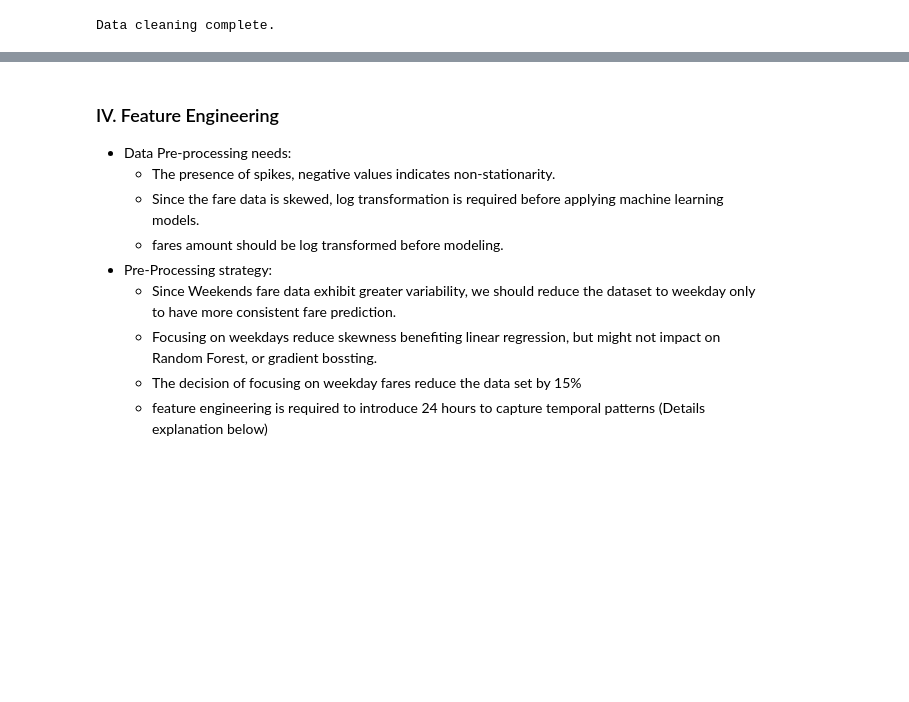
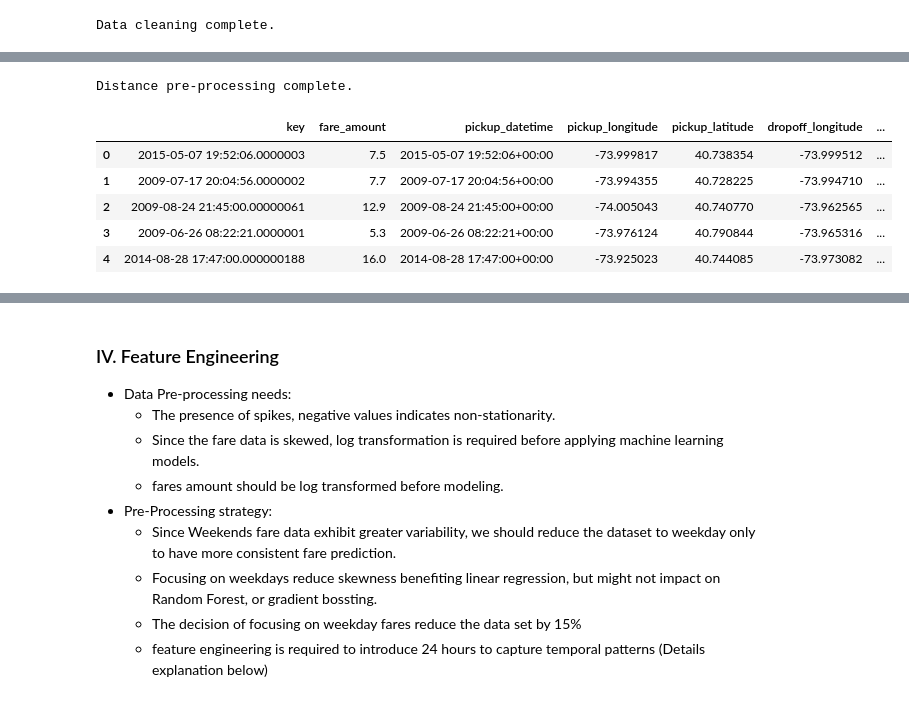
Before and after one commit to ameau01/Uber-Fare-Prediction, a Jupyter notebook: uber-fare-prediction.ipynb, the cells around one changed output, grey strips where cells are left out. Drawn from its saved outputs; the diff is of its cells as text; code cells hidden in the pictures; blank space fills up the shorter version.

```diff
--- a/uber-fare-prediction.ipynb
+++ b/uber-fare-prediction.ipynb
@@ -307 +314,33 @@ Data cleaning complete.
+# %%
+# calculate distance in miles
+def haversine(lat1, lon1, lat2, lon2):
+    lat1, lon1, lat2, lon2 = map(np.radians, [lat1, lon1, lat2, lon2])
+    dlat = lat2 - lat1
+    dlon = lon2 - lon1
+
+    # Haversine formula
+    a = np.square(np.sin(dlat / 2.0)) + \
+        np.cos(lat1) * np.cos(lat2) * np.square(np.sin(dlon / 2.0))
+    c = 2 * np.arcsin(np.sqrt(a))
+    r = 3958.8  # Radius of Earth in miles
+    return c * r
+
+# add new column distance
+data['distance'] = haversine(
+    data['pickup_latitude'], data['pickup_longitude'],
+    data['dropoff_latitude'], data['dropoff_longitude']
+)
+
+print(f"Distance pre-processing complete.")
+# %% [output]
+Distance pre-processing complete.
+# %%
+data.head(5)
+# %% [output]
+|  | key | fare_amount | pickup_datetime | pickup_longitude | pickup_latitude | dropoff_longitude | ... |
+| 0 | 2015-05-07 19:52:06.0000003 | 7.5 | 2015-05-07 19:52:06+00:00 | -73.999817 | 40.738354 | -73.999512 | ... |
+| 1 | 2009-07-17 20:04:56.0000002 | 7.7 | 2009-07-17 20:04:56+00:00 | -73.994355 | 40.728225 | -73.994710 | ... |
+| 2 | 2009-08-24 21:45:00.00000061 | 12.9 | 2009-08-24 21:45:00+00:00 | -74.005043 | 40.740770 | -73.962565 | ... |
+| 3 | 2009-06-26 08:22:21.0000001 | 5.3 | 2009-06-26 08:22:21+00:00 | -73.976124 | 40.790844 | -73.965316 | ... |
+| 4 | 2014-08-28 17:47:00.000000188 | 16.0 | 2014-08-28 17:47:00+00:00 | -73.925023 | 40.744085 | -73.973082 | ... |
 # %% [markdown]
```
Also changed, not shown: parts of 12 cells of this notebook.
